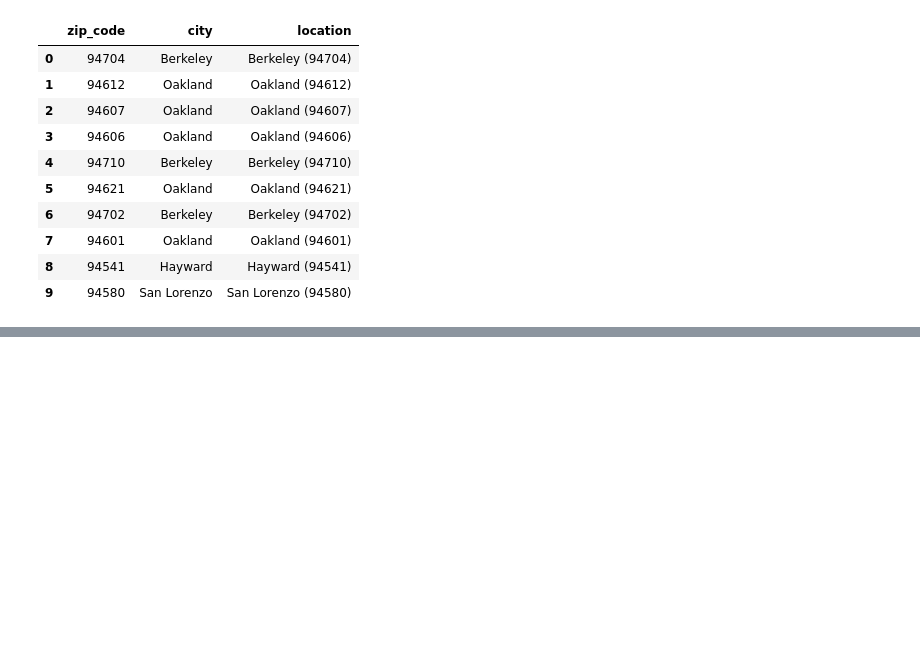
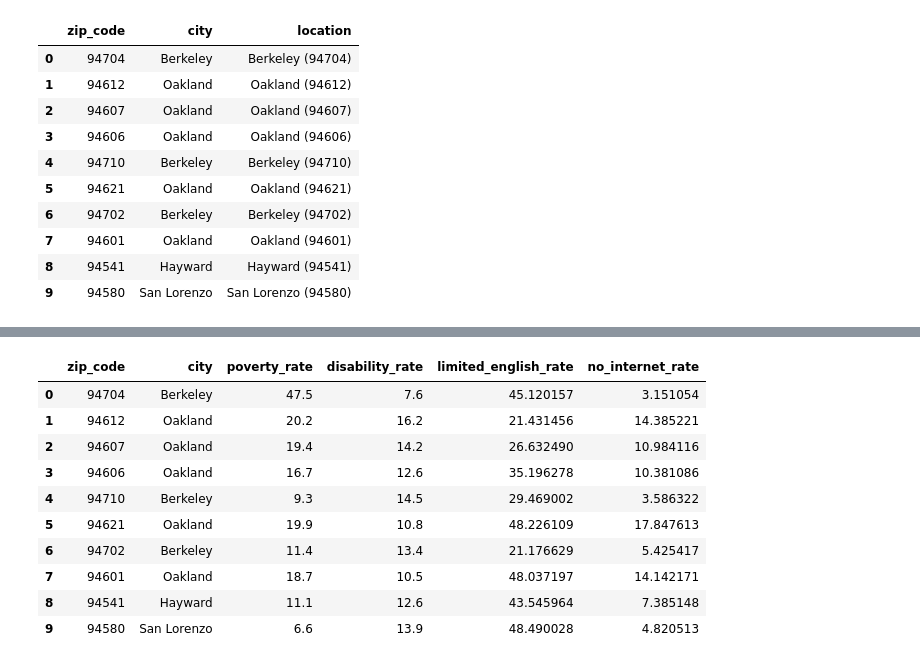
Before and after one commit to ryangrochol/vita-access-map, a Jupyter notebook: notebooks/01_explore_data.ipynb, the cells around one changed output, grey strips where cells are left out. Saved outputs shown, nothing was run; the diff lists cells and outputs as text; code cells hidden in the pictures; blank space fills up the shorter version.

Commit message:
Add language and digital access indicators

```diff
--- a/notebooks/01_explore_data.ipynb
+++ b/notebooks/01_explore_data.ipynb
@@ -1069,0 +1257,55 @@ need_ranking[
+# %%
+ranking_path = (
+    project_root
+    / "data"
+    / "processed"
+    / "preliminary_need_ranking.csv"
+)
+
+need_ranking = pd.read_csv(
+    ranking_path,
+    dtype={"zip_code": str}
+)
+
+need_ranking = need_ranking.drop(
+    columns=[
+        "limited_english_rate",
+        "no_internet_rate"
+    ],
+    errors="ignore"
+)
+
+need_ranking = need_ranking.merge(
+    access_data[
+        [
+            "zip_code",
+            "limited_english_rate",
+            "no_internet_rate"
+        ]
+    ],
+    on="zip_code",
+    how="left"
+)
+
+need_ranking[
+    [
+        "zip_code",
+        "city",
+        "poverty_rate",
+        "disability_rate",
+        "limited_english_rate",
+        "no_internet_rate"
+    ]
+].head(10)
+# %% [output]
+|  | zip_code | city | poverty_rate | disability_rate | limited_english_rate | no_internet_rate |
+| 0 | 94704 | Berkeley | 47.5 | 7.6 | 45.120157 | 3.151054 |
+| 1 | 94612 | Oakland | 20.2 | 16.2 | 21.431456 | 14.385221 |
+| 2 | 94607 | Oakland | 19.4 | 14.2 | 26.632490 | 10.984116 |
+| 3 | 94606 | Oakland | 16.7 | 12.6 | 35.196278 | 10.381086 |
+| 4 | 94710 | Berkeley | 9.3 | 14.5 | 29.469002 | 3.586322 |
+| 5 | 94621 | Oakland | 19.9 | 10.8 | 48.226109 | 17.847613 |
+| 6 | 94702 | Berkeley | 11.4 | 13.4 | 21.176629 | 5.425417 |
+| 7 | 94601 | Oakland | 18.7 | 10.5 | 48.037197 | 14.142171 |
+| 8 | 94541 | Hayward | 11.1 | 12.6 | 43.545964 | 7.385148 |
+| 9 | 94580 | San Lorenzo | 6.6 | 13.9 | 48.490028 | 4.820513 |
```
Also changed, not shown: parts of 6 cells of this notebook, 2 other files.
